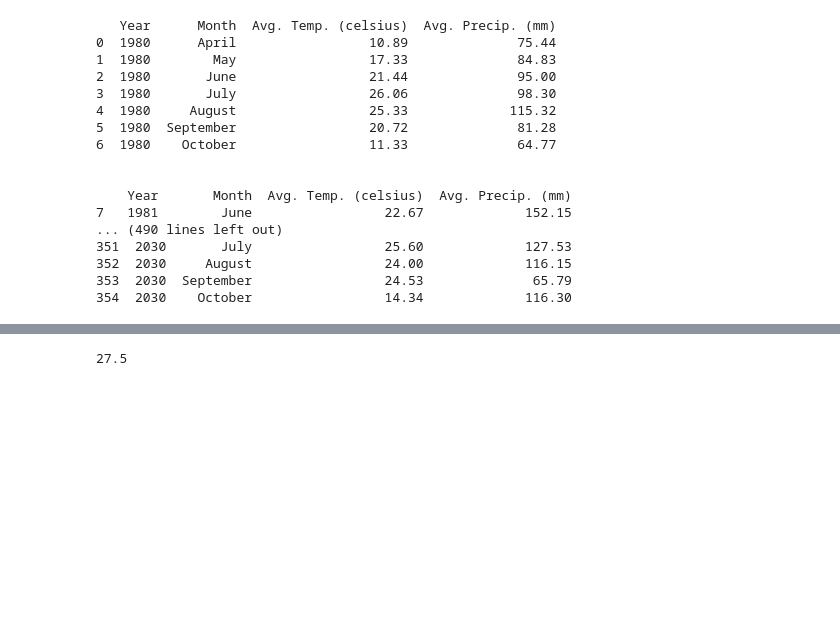
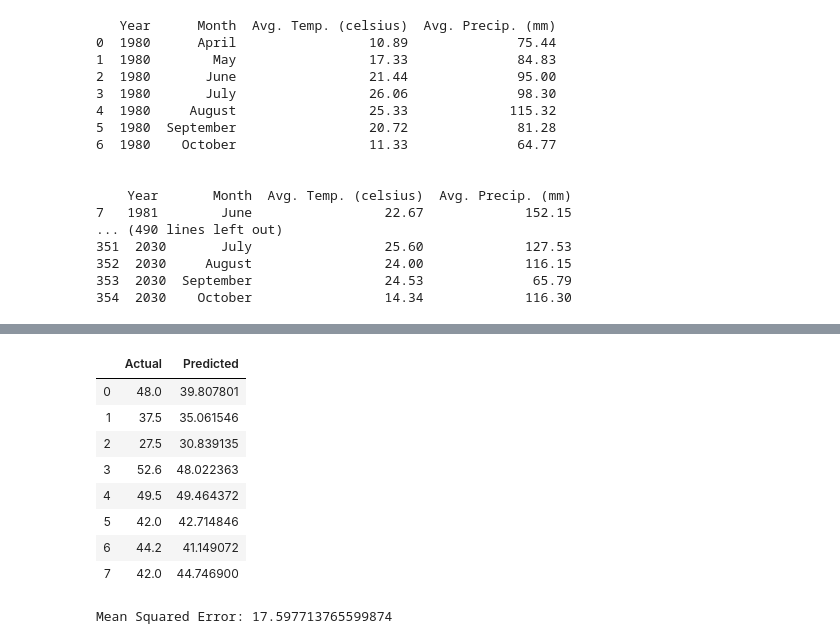
Before and after one commit to laniepreston/CapstoneCode, a Jupyter notebook: regression_models.ipynb, the cells around one changed output, grey strips where cells are left out. Cells and saved outputs as stored; diff of their text form; code cells hidden in the pictures; blank space fills up the shorter version.

```diff
--- a/regression_models.ipynb
+++ b/regression_models.ipynb
@@ -85,8 +194,26 @@ projected_temps_precip
 # %%
 #Creating the linear regression model
-#X =
-y = list(soy_yield['Soybean Yield (bushels/acre)'])
+X = np.array(list(annual_co2['co2_ppm'].iloc[:40])).reshape(-1,1)
+y = np.array(list(soy_yield['Soybean Yield (bushels/acre)'])).reshape(-1,1)
 
-#X_train, X_test, y_train, y_test = train_test_split(X,y,test_size=0.2)
+X_train, X_test, y_train, y_test = sklearn.model_selection.train_test_split(X,y,test_size=0.2)
+regressor = LinearRegression()
+regressor.fit(X_train, y_train)
+y_pred = regressor.predict(X_test)
+
+df = pd.DataFrame({'Actual': y_test.flatten(), 'Predicted': y_pred.flatten()})
+df
 # %% [output]
-27.5
+|  | Actual | Predicted |
+| 0 | 48.0 | 39.807801 |
+| 1 | 37.5 | 35.061546 |
+| 2 | 27.5 | 30.839135 |
+| 3 | 52.6 | 48.022363 |
+| 4 | 49.5 | 49.464372 |
+| 5 | 42.0 | 42.714846 |
+| 6 | 44.2 | 41.149072 |
+| 7 | 42.0 | 44.746900 |
+# %%
+print('Mean Squared Error:', metrics.mean_squared_error(y_test, y_pred))
+# %% [output]
+Mean Squared Error: 17.597713765599874
```
Also changed, not shown: parts of 8 cells of this notebook, 1 other file.
